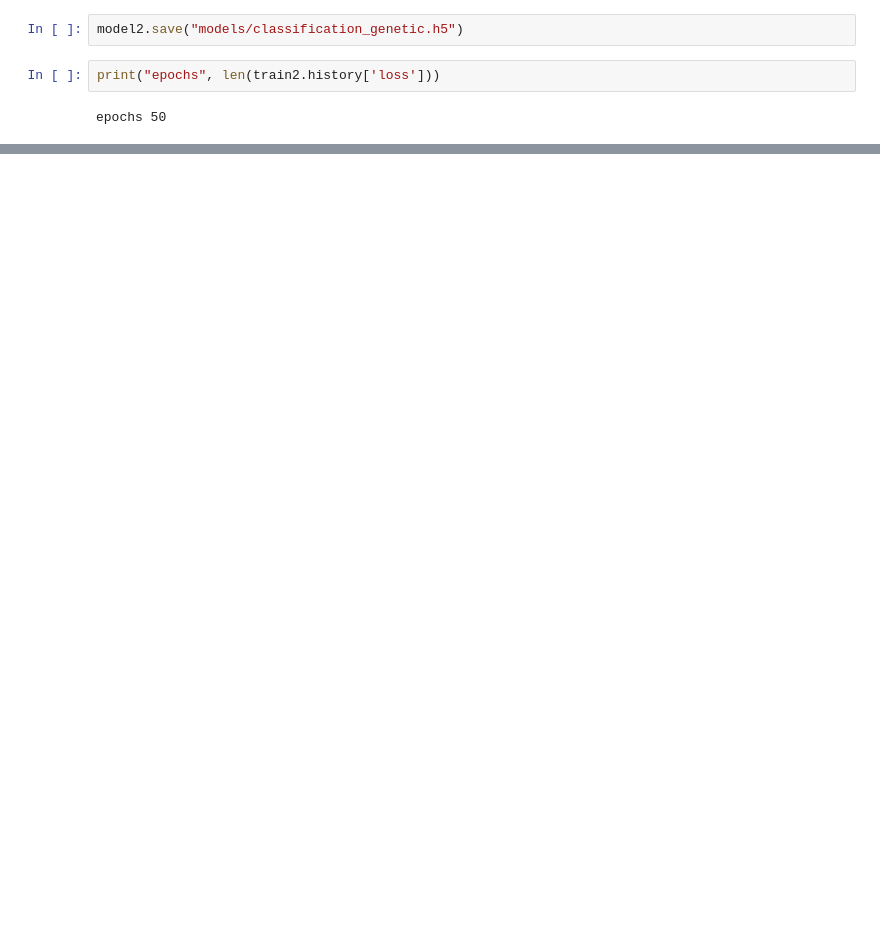
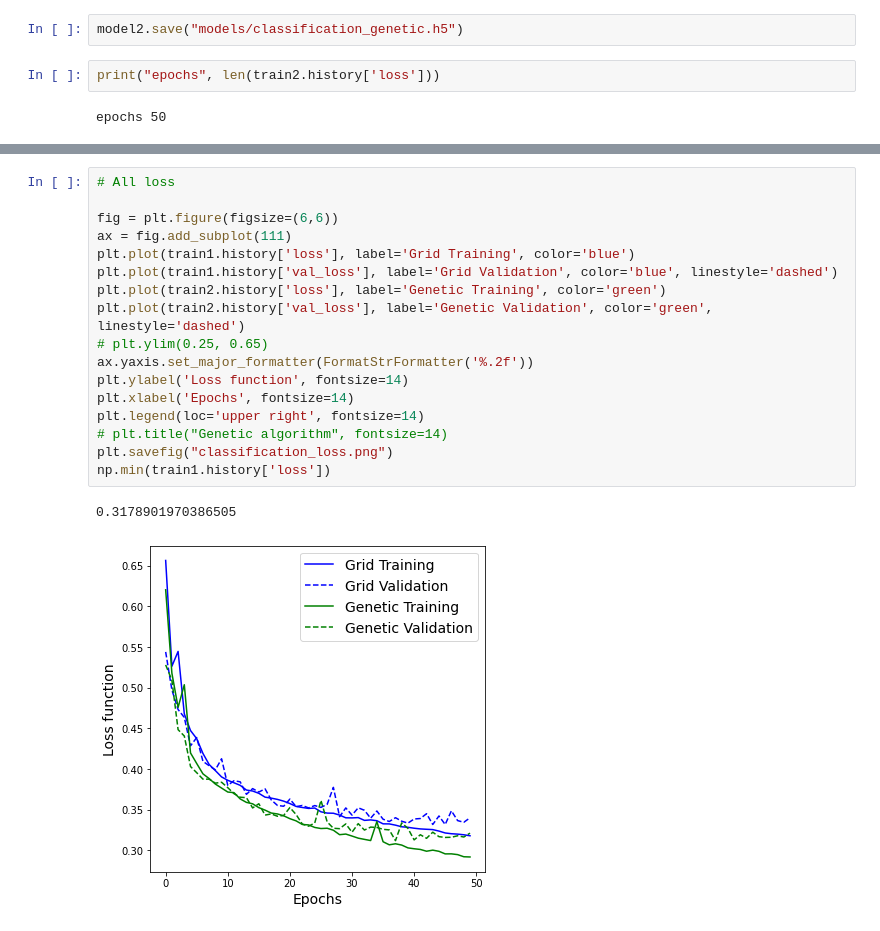
Before and after one commit to igomezv/cosmo_tools, a Jupyter notebook: models/neural/nnogada/dirty_notebooks/overleaf_notebooks_v1/classification.ipynb, the cells around one changed output, grey strips where cells are left out. Saved outputs shown, nothing was run; the diff lists cells and outputs as text; blank space fills up the shorter version.

Commit message:
update sdss classification notebooks

```diff
--- a/models/neural/nnogada/dirty_notebooks/overleaf_notebooks_v1/classification.ipynb
+++ b/models/neural/nnogada/dirty_notebooks/overleaf_notebooks_v1/classification.ipynb
@@ -331,0 +334,20 @@ F1: 0.8799765639248548
+# %%
+# All loss
+
+fig = plt.figure(figsize=(6,6))
+ax = fig.add_subplot(111)
+plt.plot(train1.history['loss'], label='Grid Training', color='blue')
+plt.plot(train1.history['val_loss'], label='Grid Validation', color='blue', linestyle='dashed')
+plt.plot(train2.history['loss'], label='Genetic Training', color='green')
+plt.plot(train2.history['val_loss'], label='Genetic Validation', color='green', linestyle='dashed')
+# plt.ylim(0.25, 0.65)
+ax.yaxis.set_major_formatter(FormatStrFormatter('%.2f'))
+plt.ylabel('Loss function', fontsize=14)
+plt.xlabel('Epochs', fontsize=14)
+plt.legend(loc='upper right', fontsize=14)
+# plt.title("Genetic algorithm", fontsize=14)
+plt.savefig("classification_loss.png")
+np.min(train1.history['loss'])
+# %% [output]
+0.3178901970386505
+[figure, added]
```
Also changed, not shown: parts of 4 cells of this notebook, 2 other files.
